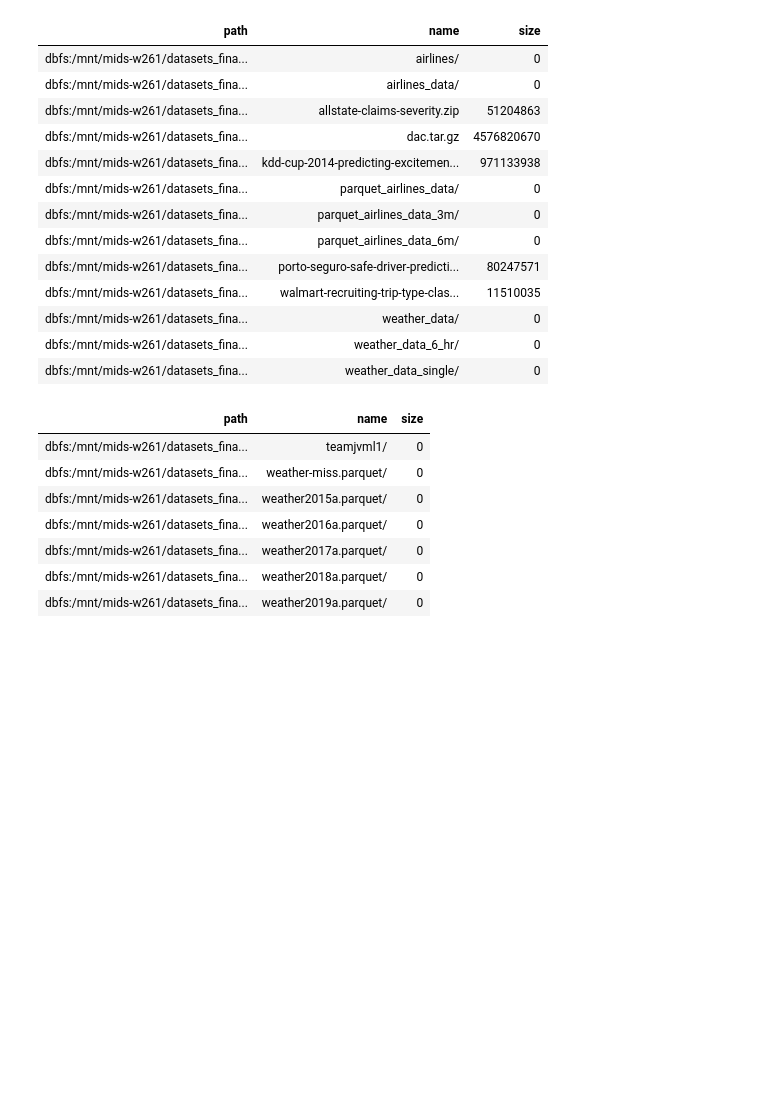
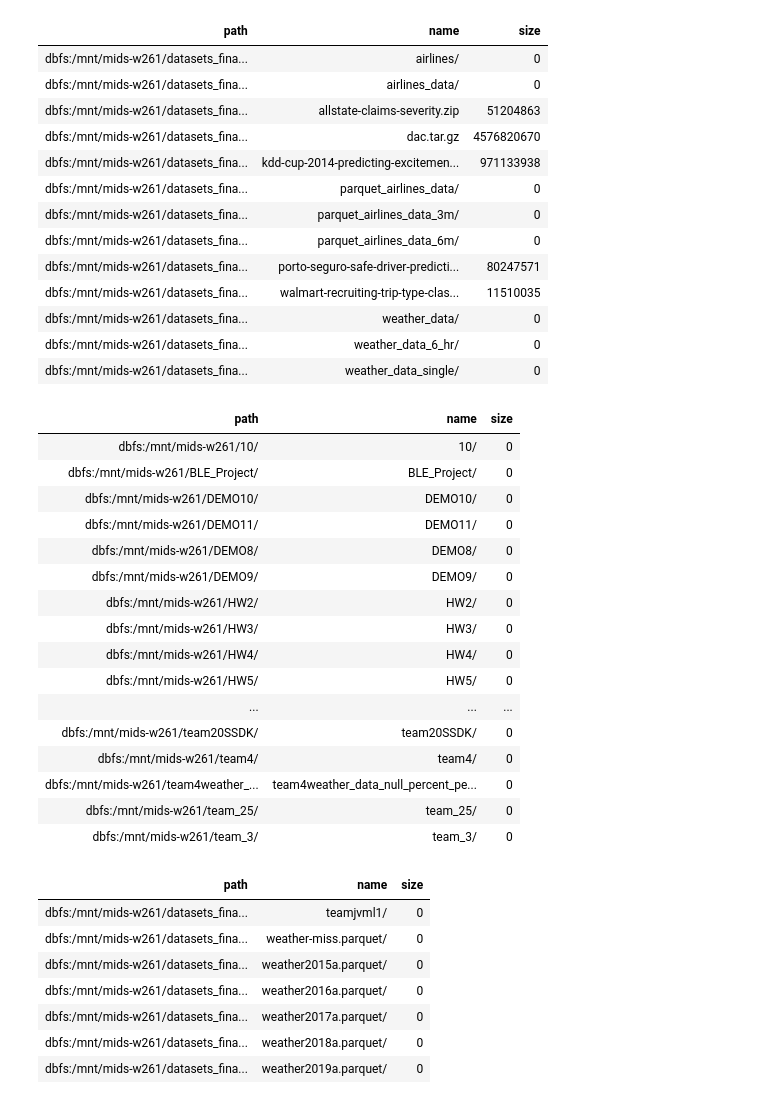
Before and after one commit to superli3/ucb-w261-sp2021-team25, a Jupyter notebook: Assignments/final_project_team25.ipynb, the cells around one changed output. Cells and saved outputs as stored; diff of their text form; code cells hidden in the pictures; blank space fills up the shorter version.

```diff
--- a/Assignments/final_project_team25.ipynb
+++ b/Assignments/final_project_team25.ipynb
@@ -37,6 +39,26 @@ display(dbutils.fs.ls("dbfs:/mnt/mids-w261/datasets_final_project/"))
 | dbfs:/mnt/mids-w261/datasets_fina... | weather_data/ | 0 |
 | dbfs:/mnt/mids-w261/datasets_fina... | weather_data_6_hr/ | 0 |
 | dbfs:/mnt/mids-w261/datasets_fina... | weather_data_single/ | 0 |
+# %%
+display(dbutils.fs.ls("dbfs:/mnt/mids-w261/"))
+# %% [output]
+| path | name | size |
+| dbfs:/mnt/mids-w261/10/ | 10/ | 0 |
+| dbfs:/mnt/mids-w261/BLE_Project/ | BLE_Project/ | 0 |
+| dbfs:/mnt/mids-w261/DEMO10/ | DEMO10/ | 0 |
+| dbfs:/mnt/mids-w261/DEMO11/ | DEMO11/ | 0 |
+| dbfs:/mnt/mids-w261/DEMO8/ | DEMO8/ | 0 |
+| dbfs:/mnt/mids-w261/DEMO9/ | DEMO9/ | 0 |
+| dbfs:/mnt/mids-w261/HW2/ | HW2/ | 0 |
+| dbfs:/mnt/mids-w261/HW3/ | HW3/ | 0 |
+| dbfs:/mnt/mids-w261/HW4/ | HW4/ | 0 |
+| dbfs:/mnt/mids-w261/HW5/ | HW5/ | 0 |
+| ... | ... | ... |
+| dbfs:/mnt/mids-w261/team20SSDK/ | team20SSDK/ | 0 |
+| dbfs:/mnt/mids-w261/team4/ | team4/ | 0 |
+| dbfs:/mnt/mids-w261/team4weather_... | team4weather_data_null_percent_pe... | 0 |
+| dbfs:/mnt/mids-w261/team_25/ | team_25/ | 0 |
+| dbfs:/mnt/mids-w261/team_3/ | team_3/ | 0 |
 # %%
 display(dbutils.fs.ls("dbfs:/mnt/mids-w261/datasets_final_project/weather_data"))
 # %% [output]
```
Also changed, not shown: parts of 18 cells of this notebook.
